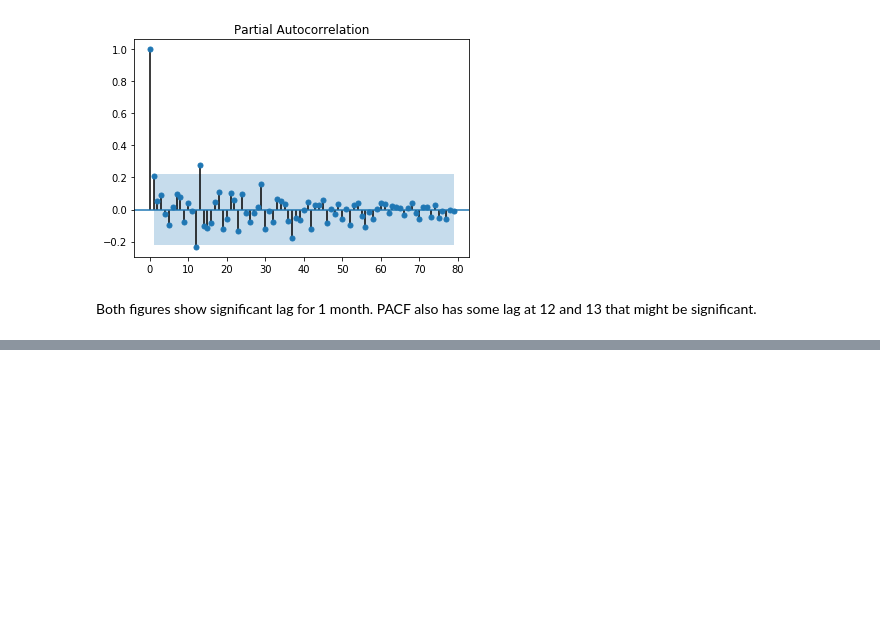
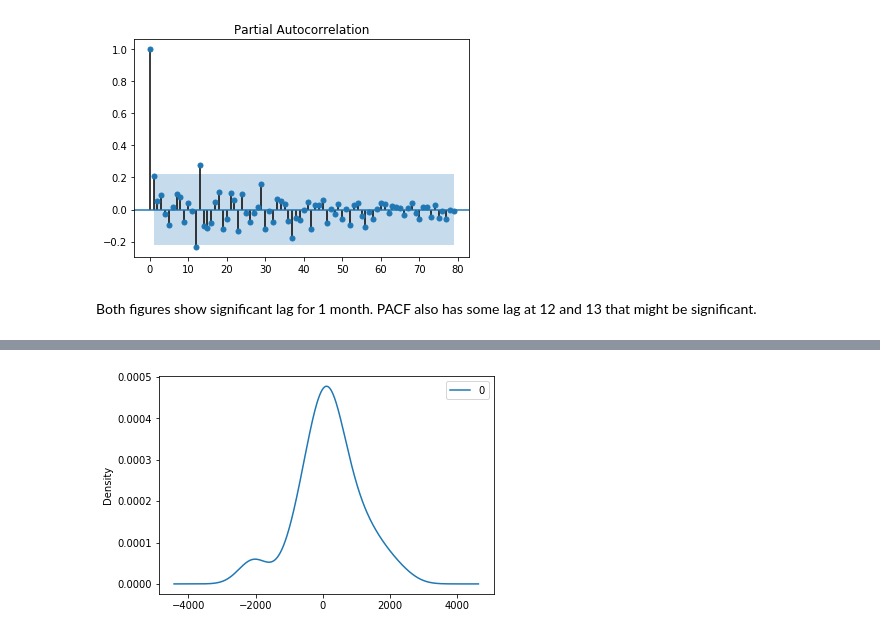
Before and after one commit to JayThibs/time-series-forecasting, a Jupyter notebook: Monthly Champagne Sales/Monthly-Champagne-Sales.ipynb, the cells around one changed output, grey strips where cells are left out. Cells and saved outputs as stored; diff of their text form; code cells hidden in the pictures; blank space fills up the shorter version.

```diff
--- a/Monthly Champagne Sales/Monthly-Champagne-Sales.ipynb
+++ b/Monthly Champagne Sales/Monthly-Champagne-Sales.ipynb
@@ -229,0 +310,5 @@ RMSE: 939.464
+# %%
+residuals.plot(kind='kde', ax=plt.gca())
+plt.show()
+# %% [output]
+[figure, added]
```
Also changed, not shown: parts of 9 cells of this notebook.
